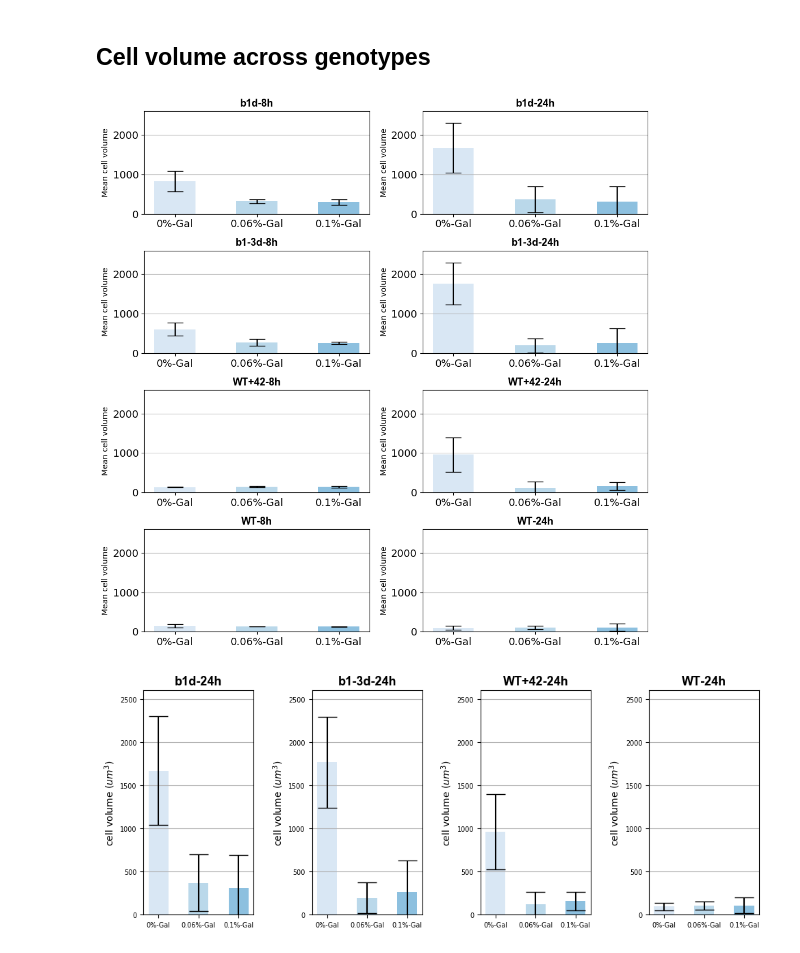
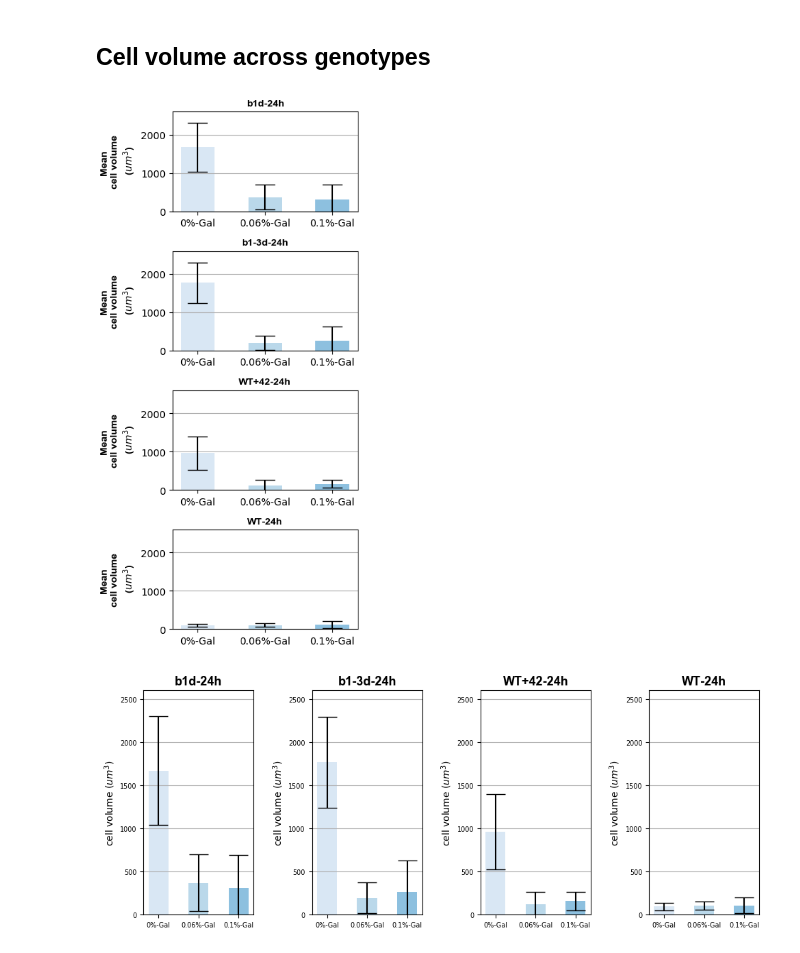
Before and after one commit to leilaicruz/cdc42-rescue-paper-supp, a Jupyter notebook: Figure-S6/data2figure-S6-cdc42-estimation.ipynb, the cells around one changed output. Saved outputs shown, nothing was run; the diff lists cells and outputs as text; code cells hidden in the pictures.

```diff
--- a/Figure-S6/data2figure-S6-cdc42-estimation.ipynb
+++ b/Figure-S6/data2figure-S6-cdc42-estimation.ipynb
@@ -65,7 +65,7 @@ i=1
 
 for y, c in zip(keys, colors):
     plt.subplot(2,1,1)
-    plt.hist(pd_reads['cdc42_hist_8h'][i],bins=50,density=True,label=pd_reads['Names'][i],stacked=True,alpha=0.7,color=c)
+    plt.hist(pd_reads['cdc42_hist_8h'][i]/N0,bins=50,density=True,label=pd_reads['Names'][i],stacked=True,alpha=0.7,color=c)
     plt.title('cdc42 @ 8h/N0')
     plt.ylabel('Normalized frequency',**axis_font)
     plt.subplot(2,1,2)
@@ -82,5 +82,5 @@ plt.xlabel('Normalized cdc42 number by the reported normal number (8690) in WT',
 plt.ylabel('Normalized frequency',**axis_font)
 #plt.xscale('log')
 
-#plt.savefig("cdc42-by-intensities.png",dpi=300,format='png',transparent=True)
+plt.savefig("cdc42-by-intensities.png",dpi=300,format='png',transparent=True)
 # %% [output]
@@ -399,8 +406,8 @@ plt.savefig("cdc42-density-24.svg",dpi=300,format='svg',transparent=True)
 # %%
 pd_reads=df_quantities.T
 gal=[['0%-Gal'],['0.06%-Gal'],['0.1%-Gal']]
-fig, axes = plt.subplots(4,2, figsize=(10,10), dpi=100, sharex=True, sharey=True)
-plt.subplots_adjust(bottom=0, right=2.5, top=2)
+fig, axes = plt.subplots(4,1, figsize=(6,6), dpi=100, sharex=True, sharey=True)
+plt.subplots_adjust(bottom=0, right=0.5, top=1.5)
 kwargs = dict(alpha=0.5, bins=20, density=True, stacked=True)
 axis_font = {'fontname':'Arial', 'size':'13','fontweight':'bold'}
 colors = cm.Blues(np.linspace(0.2, 1.2, 8))
@@ -410,18 +417,22 @@ variables=['cdc42 density','cdc42_copy_number','cell volume','cdc42_number_std']
 width = 0.5
 j=1
 
-pos_names=np.arange(0,8)
-pos_subplot=[1,3,5,7,2,4,6,8]
+#pos_names=np.arange(0,8)
+#pos_subplot=[1,3,5,7,2,4,6,8]
+pos_names=np.arange(4,8)
+pos_subplot=[1,2,3,4]
+
 for strains,j in zip (pos_names,pos_subplot):
-    plt.subplot(4,2,j)
+    plt.subplot(4,1,j)
     for keys,c in zip(gal,colors):
         plt.bar(x=keys,height=pd_reads.T[keys].loc[variables[1]][strains]/8690,yerr=pd_reads.T[keys].loc[variables[3]][strains]/8690,align='center',alpha=0.8,width=width,capsize=10,color=c)
         plt.tick_params(labelsize=13)
         plt.ylim(0,5)
         plt.grid(True,axis='y')
-        plt.title(pd_reads.T[keys].loc['Name'][strains],**axis_font)
-        plt.ylabel(variables[1] + '/N0' )
+        plt.title(pd_reads.T[keys].loc['Name'][strains] + ' ' + variables[1] + '/N0'  ,**axis_font)
+        #plt.ylabel(variables[1] + '/N0' )
+        plt.yscale('log')
 
 plt.tight_layout()
-plt.savefig("cdc42-copy-number.png",dpi=300,format='png',transparent=True)
+plt.savefig("cdc42-copy-number-log.png",dpi=300,format='png',transparent=True)
 # %% [output]
@@ -478,32 +489,35 @@ plt.tight_layout()
 # %%
 pd_reads=df_quantities.T
 gal=[['0%-Gal'],['0.06%-Gal'],['0.1%-Gal']]
-fig, axes = plt.subplots(4,2, figsize=(10,10), dpi=100, sharex=True, sharey=True)
-plt.subplots_adjust(bottom=0, right=2.5, top=2)
+fig, axes = plt.subplots(4,1, figsize=(4,8), dpi=100, sharex=True, sharey=True)
+plt.subplots_adjust(bottom=0, right=0.5, top=1.5)
 kwargs = dict(alpha=0.5, bins=20, density=True, stacked=True)
-axis_font = {'fontname':'Arial', 'size':'13','fontweight':'bold'}
+axis_font = {'fontname':'Arial', 'size':'10','fontweight':'bold'}
 colors = cm.Blues(np.linspace(0.2, 1.2, 8))
 #colors=['blue','black','lightgreen']
 
 variables=['cdc42 density','cdc42_copy_number','cell volume','cell volume-std']
 width = 0.5
 j=1
 
-pos_names=np.arange(0,8)
-pos_subplot=[1,3,5,7,2,4,6,8]
+#pos_names=np.arange(0,8)
+#pos_subplot=[1,3,5,7,2,4,6,8]
+
+pos_names=np.arange(4,8)
+pos_subplot=[1,2,3,4]
 for strains,j in zip (pos_names,pos_subplot):
-    plt.subplot(4,2,j)
+    plt.subplot(4,1,j)
     for keys,c in zip(gal,colors):
         plt.bar(x=keys,height=pd_reads.T[keys].loc[variables[2]][strains],alpha=0.8,width=width,color=c,yerr=pd_reads.T[keys].loc[variables[3]][strains],align='center',capsize=10, ecolor='black')
-        plt.tick_params(labelsize=13)
+        plt.tick_params(labelsize=10)
         plt.ylim(0,2600)
         plt.grid(True,axis='y')
         plt.title(pd_reads.T[keys].loc['Name'][strains],**axis_font)
-        plt.ylabel('Mean '+ variables[2] )
+        plt.ylabel('Mean \n'+ variables[2] + '\n ($um^{3}$)',**axis_font )
 plt.tight_layout()
 plt.savefig("cell-volume.png",dpi=300,format='png',transparent=True)
 # %% [output]
-[figure, old version]
+[figure, new version]
 # %%
 pd_reads=df_quantities.T
 gal=[['0%-Gal'],['0.06%-Gal'],['0.1%-Gal']]
```
Also changed, not shown: parts of 8 cells of this notebook.
